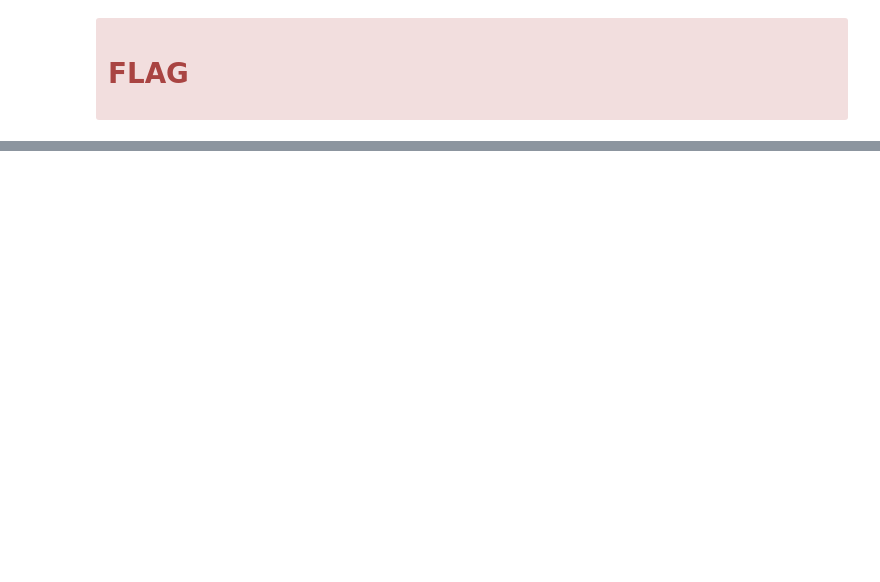
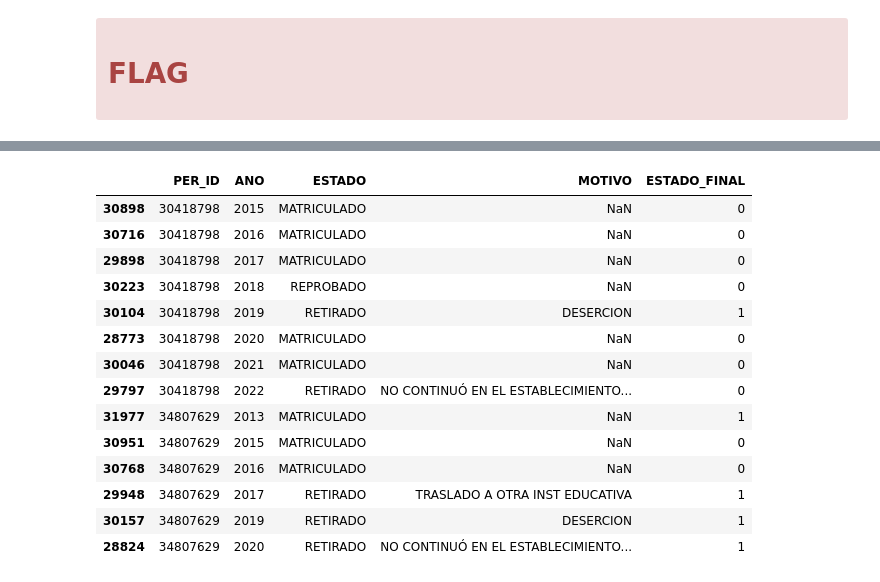
Before and after one commit to samirhinojosa/school-dropout-in-sogamoso, a Jupyter notebook: notebooks/school_dropout_eda_final.ipynb, the cells around one changed output, grey strips where cells are left out. Saved outputs shown, nothing was run; the diff lists cells and outputs as text; code cells hidden in the pictures; blank space fills up the shorter version.

```diff
--- a/notebooks/school_dropout_eda_final.ipynb
+++ b/notebooks/school_dropout_eda_final.ipynb
@@ -581,6 +597,8 @@ array(['ESTRATO 1', 'ESTRATO 2', 'ESTRATO 3', 'ESTRATO 4', 'ESTRATO 0',
 Let's proceed to fix data into the columns
 # %%
 df_students["INSTITUCION"] = df_students["INSTITUCION"].replace(r"\s+", " ", regex=True)
+df_students["MOTIVO"] = df_students["MOTIVO"].str.strip()
+df_students["ESTADO"] = df_students["ESTADO"].str.strip()
 
 INSTITUCION = {
     'INSTITUCION EDUCATIVA TECNICO SAN MART¿N DE TOURS' : 'INSTITUCION EDUCATIVA TECNICO SAN MARTIN DE TOURS',
@@ -842,0 +962,18 @@ xxx
+# %%
+df_temp[["PER_ID", "ANO", "ESTADO", "MOTIVO", "ESTADO_FINAL"]][df_temp["PER_ID"].isin([34807629, 30418798])].sort_values(by=['PER_ID', "ANO"])
+# %% [output]
+|  | PER_ID | ANO | ESTADO | MOTIVO | ESTADO_FINAL |
+| 30898 | 30418798 | 2015 | MATRICULADO | NaN | 0 |
+| 30716 | 30418798 | 2016 | MATRICULADO | NaN | 0 |
+| 29898 | 30418798 | 2017 | MATRICULADO | NaN | 0 |
+| 30223 | 30418798 | 2018 | REPROBADO | NaN | 0 |
+| 30104 | 30418798 | 2019 | RETIRADO | DESERCION | 1 |
+| 28773 | 30418798 | 2020 | MATRICULADO | NaN | 0 |
+| 30046 | 30418798 | 2021 | MATRICULADO | NaN | 0 |
+| 29797 | 30418798 | 2022 | RETIRADO | NO CONTINUÓ EN EL ESTABLECIMIENTO... | 0 |
+| 31977 | 34807629 | 2013 | MATRICULADO | NaN | 1 |
+| 30951 | 34807629 | 2015 | MATRICULADO | NaN | 0 |
+| 30768 | 34807629 | 2016 | MATRICULADO | NaN | 0 |
+| 29948 | 34807629 | 2017 | RETIRADO | TRASLADO A OTRA INST EDUCATIVA | 1 |
+| 30157 | 34807629 | 2019 | RETIRADO | DESERCION | 1 |
+| 28824 | 34807629 | 2020 | RETIRADO | NO CONTINUÓ EN EL ESTABLECIMIENTO... | 1 |
```
Also changed, not shown: parts of 15 cells of this notebook, 1 other file.
